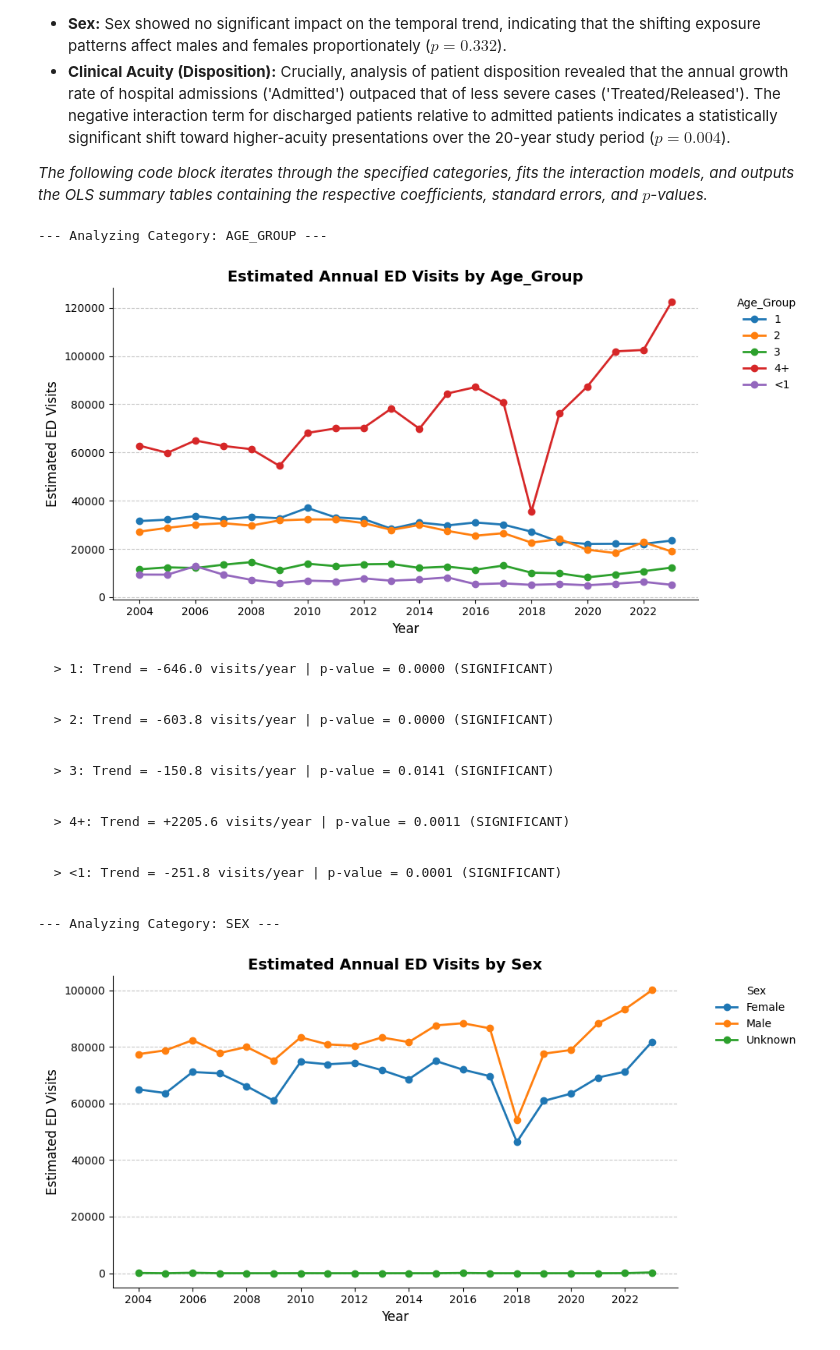
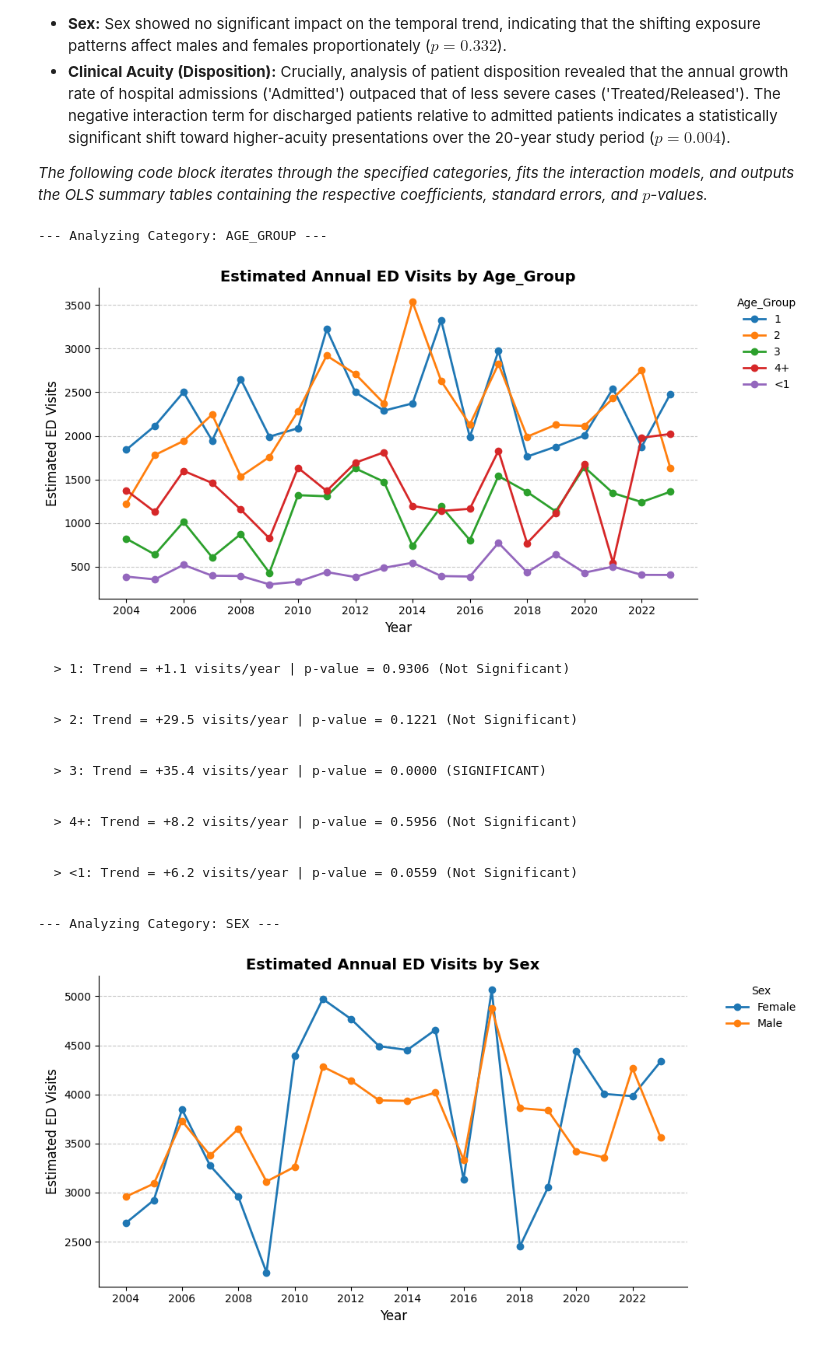
Before and after one commit to fede-giorgi/vitamins, a Jupyter notebook: temporal_analysis.ipynb, the cells around one changed output. Saved outputs shown, nothing was run; the diff lists cells and outputs as text; code cells hidden in the pictures.

```diff
--- a/temporal_analysis.ipynb
+++ b/temporal_analysis.ipynb
@@ -32,9 +27,8 @@ df = load_and_preprocess_data(file_path)
 # Convert weights to numeric (if not already handled by load_and_preprocess_data)
 df['Weight'] = pd.to_numeric(df['Weight'], errors='coerce')
 
-# Create a new categorical column for vitamins using BERT predictions
-# Casting to int ensures safe comparison regardless of how pandas parsed the column
-df['Category'] = np.where(df['bert_prediction'].astype(int) == 1, 'Vitamins', 'Other Exposures')
+# Filter dataset to analyze ONLY Vitamin exposures (Denominator Problem)
+df = df[df['bert_prediction'].astype(int) == 1].copy()
 
 # Convert Treatment_Date to actual datetime objects
 df['Treatment_Date'] = pd.to_datetime(df['Treatment_Date'], errors='coerce')
@@ -71,16 +65,14 @@ df['Fire_Label'] = df['Fire_Involvement'].map(fire_map).fillna('Unknown')
 
 
 # YEARLY DATA
-# Group by Year and Category, then unstack to create two columns ('Vitamins' and 'Other Exposures')
-yearly_data = df.groupby(['Year', 'Category'])['Weight'].sum().unstack(fill_value=0)
+yearly_data = df.groupby('Year')['Weight'].sum()
 
 # QUARTERLY DATA
 # Create a continuous Year-Quarter column (e.g., Q1 2004, Q2 2004)
 # .dt.to_period('Q') converts dates to the correct fiscal quarter
 # .dt.to_timestamp() converts it back to the first day of that quarter (e.g., Jan 1st, Apr 1st) for plotting
 df['YearQuarter'] = df['Treatment_Date'].dt.to_period('Q').dt.to_timestamp()
-quarterly_data = df.groupby(['YearQuarter', 'Category'])['Weight'].sum().unstack(fill_value=0)
-
+quarterly_data = df.groupby('YearQuarter')['Weight'].sum()
 
 # INDEXED DATA (Base Year = 100)
 # Identify the earliest year to use as the baseline (Index = 100)
@@ -88,22 +80,20 @@ base_year = yearly_data.index.min()
 # Divide all years by the base year's value and multiply by 100
 indexed_data = yearly_data.div(yearly_data.loc[base_year]) * 100
 
-
 # NORMALIZED SEASONALITY CALCULATION ---
-
 # 1) Sum total ED visits for each specific Month of each Year
-monthly_yearly_data = df.groupby(['Year', 'Month', 'Category'])['Weight'].sum().reset_index()
 
 # 2) Sum total ED visits for the entire Year
-yearly_totals = monthly_yearly_data.groupby(['Year', 'Category'])['Weight'].sum().reset_index()
+monthly_yearly_data = df.groupby(['Year', 'Month'])['Weight'].sum().reset_index()
+yearly_totals = monthly_yearly_data.groupby('Year')['Weight'].sum().reset_index()
 yearly_totals = yearly_totals.rename(columns={'Weight': 'Year_Total'})
 
 # 3) Merge and calculate the percentage share that each month contributes to its year
-merged_data = pd.merge(monthly_yearly_data, yearly_totals, on=['Year', 'Category'])
+merged_data = pd.merge(monthly_yearly_data, yearly_totals, on='Year')
 merged_data['Month_Share_Pct'] = (merged_data['Weight'] / merged_data['Year_Total']) * 100
 
 # 4) Average these monthly percentages across all 20 years
-final_seasonality = merged_data.groupby(['Month', 'Category'])['Month_Share_Pct'].mean().unstack()
+final_seasonality = merged_data.groupby('Month')['Month_Share_Pct'].mean()
 # %% [output]
 Loading classified data from data/NEISS_Final_Classified.csv...
 Loading data from data/NEISS_Final_Classified.csv...
@@ -122,14 +181,16 @@ We use a standard significance level of $\alpha = 0.01$ and conclude that the tr
 # %%
 # Prepare the data for regression: X (Year) and y (Estimated Visits)
 X = yearly_data.index.values.reshape(-1, 1)
-y = yearly_data['Vitamins'].values
+y = yearly_data.values
+
+# Add a constant term to the predictor to allow for an intercept in the model
+X_with_const = sm.add_constant(X)
 
 # Add a constant term to the predictor to allow for an intercept in the model
 X_with_const = sm.add_constant(X)
 
 # Fit the Ordinary Least Squares (OLS) regression model
-model = sm.OLS(y, X_with_const).fit()
-
+model = sm.OLS(y, X_with_const).fit(cov_type='HAC', cov_kwds={'maxlags': 1})
 # Extract the p-value and the slope (coefficient) for the 'Year' variable
 # model.pvalues[1] refers to the p-value of the Year coefficient
 p_value = model.pvalues[1]
@@ -143,7 +204,7 @@ trend_line = intercept + slope * yearly_data.index
 plt.figure(figsize=(12, 6))
 
 # Plot the actual historical data points and connecting line
-plt.plot(yearly_data.index, yearly_data['Vitamins'],
+plt.plot(yearly_data.index, yearly_data,
          marker='o', linestyle='-', linewidth=2, color='#1f77b4',
          markersize=6, label='Annual Estimates')
 
@@ -311,50 +342,50 @@ for cat_name, col_name in categories_to_analyze.items():
     plt.xlabel('Year', fontsize=12)
     plt.ylabel('Estimated ED Visits', fontsize=12)
     plt.xticks(np.arange(min(yearly_cat_data.index), max(yearly_cat_data.index)+1, 2))
     plt.grid(True, axis='y', linestyle='--', alpha=0.7)
     plt.legend(title=cat_name, bbox_to_anchor=(1.05, 1), loc='upper left', frameon=False)
     plt.gca().spines['top'].set_visible(False)
     plt.gca().spines['right'].set_visible(False)
     plt.tight_layout()
     plt.show()
 
     # 2. REGRESSION ANALYSIS FOR EACH SUB-CATEGORY
     for column in yearly_cat_data.columns:
         if yearly_cat_data[column].sum() == 0:
             continue # Skip empty categories
 
         # Prepare OLS data
         X = yearly_cat_data.index.values
         y = yearly_cat_data[column].values
         X_sm = sm.add_constant(X) # Add intercept
 
-        # Fit the model
-        model = sm.OLS(y, X_sm).fit()
+        # Fit the model with HAC Robust Standard Errors
+        model = sm.OLS(y, X_sm).fit(cov_type='HAC', cov_kwds={'maxlags': 1})
 
         trend_coef = model.params[1] # Index 1 corresponds to the slope (Year)
         p_value = model.pvalues[1]
 
         # Interpretation of results
         significance = "SIGNIFICANT" if p_value < 0.05 else "Not Significant"
         print(f"  > {column}: Trend = {trend_coef:+.1f} visits/year | p-value = {p_value:.4f} ({significance})")
         print("\n")
 # %% [output]
 --- Analyzing Category: AGE_GROUP ---
-[figure, old version]
+[figure, new version]
-  > 1: Trend = -646.0 visits/year | p-value = 0.0000 (SIGNIFICANT)
+  > 1: Trend = +1.1 visits/year | p-value = 0.9306 (Not Significant)
 
 
-  > 2: Trend = -603.8 visits/year | p-value = 0.0000 (SIGNIFICANT)
+  > 2: Trend = +29.5 visits/year | p-value = 0.1221 (Not Significant)
 
 
-  > 3: Trend = -150.8 visits/year | p-value = 0.0141 (SIGNIFICANT)
+  > 3: Trend = +35.4 visits/year | p-value = 0.0000 (SIGNIFICANT)
 
 
-  > 4+: Trend = +2205.6 visits/year | p-value = 0.0011 (SIGNIFICANT)
+  > 4+: Trend = +8.2 visits/year | p-value = 0.5956 (Not Significant)
 
 
-  > <1: Trend = -251.8 visits/year | p-value = 0.0001 (SIGNIFICANT)
+  > <1: Trend = +6.2 visits/year | p-value = 0.0559 (Not Significant)
 
 
 --- Analyzing Category: SEX ---
-[figure, old version]
+[figure, new version]
```
Also changed, not shown: parts of 10 cells of this notebook, 8 other files.
